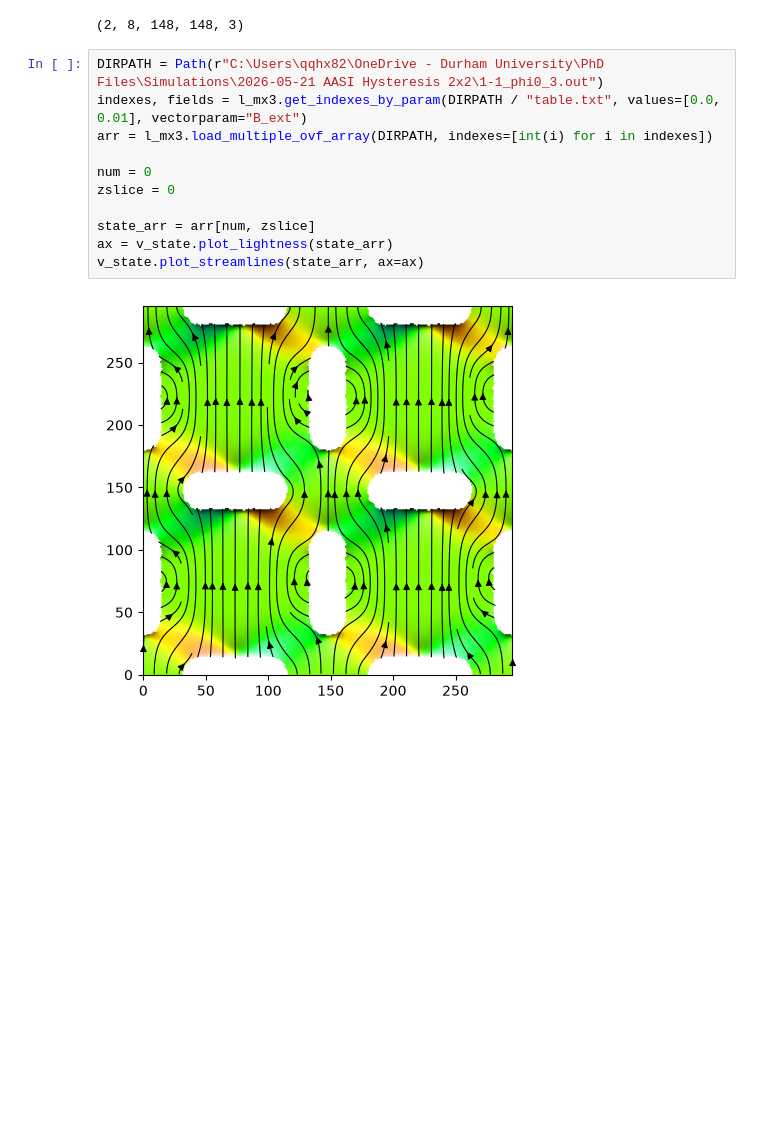
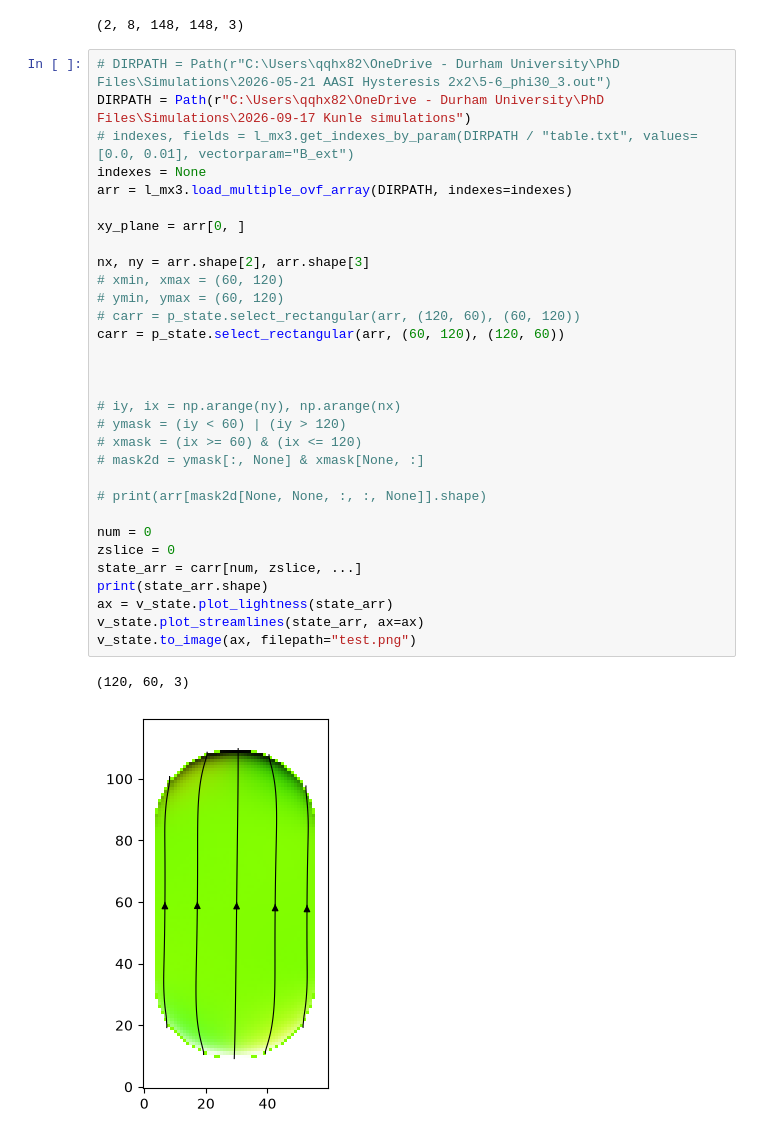
Before and after one commit to Weaser15/maglab, a Jupyter notebook: notebooks/hysteresis.ipynb, the cells around one changed output. Cells and saved outputs as stored; diff of their text form; blank space fills up the shorter version.

Commit message:
Add state selection

```diff
--- a/notebooks/hysteresis.ipynb
+++ b/notebooks/hysteresis.ipynb
@@ -38,15 +39,36 @@ arr = l_mx3.load_multiple_ovf_array(DIRPATH, indexes=[int(i) for i in indexes])
 # %% [output]
 (2, 8, 148, 148, 3)
 # %%
-DIRPATH = Path(r"C:\Users\qqhx82\OneDrive - Durham University\PhD Files\Simulations\2026-05-21 AASI Hysteresis 2x2\1-1_phi0_3.out")
-indexes, fields = l_mx3.get_indexes_by_param(DIRPATH / "table.txt", values=[0.0, 0.01], vectorparam="B_ext")
-arr = l_mx3.load_multiple_ovf_array(DIRPATH, indexes=[int(i) for i in indexes])
+# DIRPATH = Path(r"C:\Users\qqhx82\OneDrive - Durham University\PhD Files\Simulations\2026-05-21 AASI Hysteresis 2x2\5-6_phi30_3.out")
+DIRPATH = Path(r"C:\Users\qqhx82\OneDrive - Durham University\PhD Files\Simulations\2026-09-17 Kunle simulations")
+# indexes, fields = l_mx3.get_indexes_by_param(DIRPATH / "table.txt", values=[0.0, 0.01], vectorparam="B_ext")
+indexes = None
+arr = l_mx3.load_multiple_ovf_array(DIRPATH, indexes=indexes)
+
+xy_plane = arr[0, ]
+
+nx, ny = arr.shape[2], arr.shape[3]
+# xmin, xmax = (60, 120)
+# ymin, ymax = (60, 120)
+# carr = p_state.select_rectangular(arr, (120, 60), (60, 120))
+carr = p_state.select_rectangular(arr, (60, 120), (120, 60))
+
+
+
+# iy, ix = np.arange(ny), np.arange(nx)
+# ymask = (iy < 60) | (iy > 120)
+# xmask = (ix >= 60) & (ix <= 120)
+# mask2d = ymask[:, None] & xmask[None, :]
+
+# print(arr[mask2d[None, None, :, :, None]].shape)
 
 num = 0
 zslice = 0
-
-state_arr = arr[num, zslice]
+state_arr = carr[num, zslice, ...]
+print(state_arr.shape)
 ax = v_state.plot_lightness(state_arr)
 v_state.plot_streamlines(state_arr, ax=ax)
+v_state.to_image(ax, filepath="test.png")
 # %% [output]
+(120, 60, 3)
-[figure, old version]
+[figure, new version]
```
Also changed, not shown: parts of 1 cell of this notebook, 3 other files.
